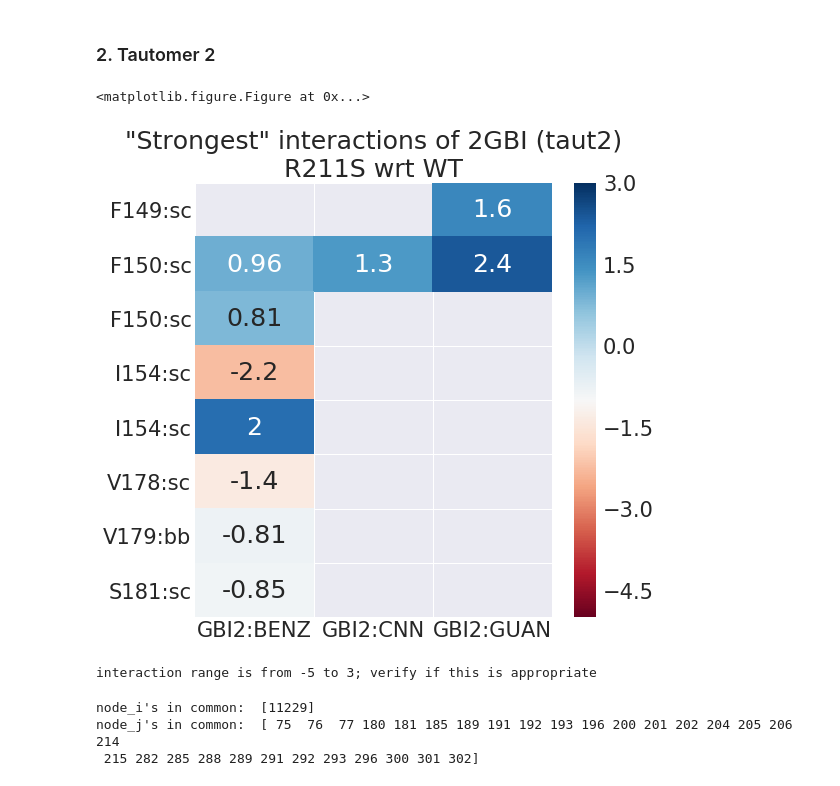
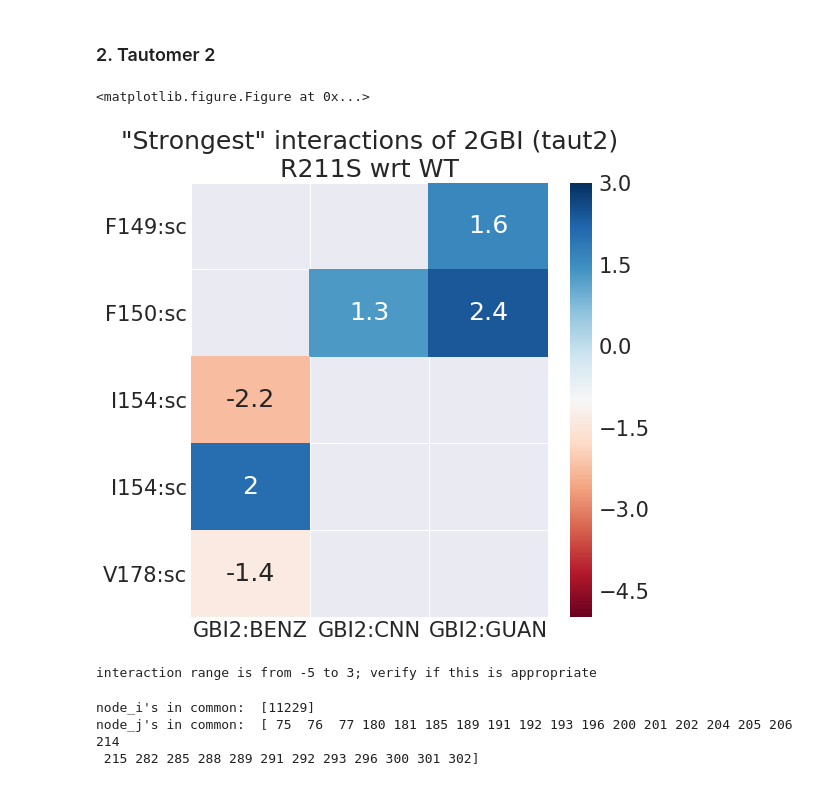
Before and after one commit to vtlim/Hv1, a Jupyter notebook: 04_fep/postFEPvanilla/analysis/3_nonCovInts/nodeAnalysis.ipynb, the cells around one changed output. Cells and saved outputs as stored; diff of their text form; code cells hidden in the pictures.

```diff
--- a/04_fep/postFEPvanilla/analysis/3_nonCovInts/nodeAnalysis.ipynb
+++ b/04_fep/postFEPvanilla/analysis/3_nonCovInts/nodeAnalysis.ipynb
@@ -116,6 +152,9 @@ import seaborn as sns # heatmap with pandas
 np.__file__
 # %% [output]
 '/mnt/c/Users/limtv/Documents/vtl_programs/miniconda3/envs/oepython3/lib/python3.6/site-packages/numpy/__init__.py'
+# %%
+# define global variables for this notebook
+mutcode = 'R211S'
 # %%
 def getEdgePair(node1, node2, edges):
     """
@@ -395,6 +434,9 @@ def plotHeatInts(nodes,edges,minHeat=0,maxHeat=20,colors=None,size=(20,20),selti
 # %%
 def diffEdges(nodes_x,nodes_y,edges_x,edges_y):
     """
+    Take one set of edges and subtract another. This can identify changes in contacts
+    between different systems, such as before and after mutation.
+
     USE CASES:
        [1] taut1 and taut2 with same protein system but differs in 2GBI and maybe in waters
        [2] tautx before and after mutation, all else the same (same 2GBI and waters)
@@ -793,11 +832,12 @@ plotHeatInts(wt_nodes_1,sim_r211_gbi1_edges,minHeat=0,maxHeat=20,colors="YlGnBu"
 # %%
 # taut2 analysis (after-before) mutation
 diff_gidx_2 = diff_nodes_2.index[diff_nodes_2['resname'] == 'GBI2'].tolist()
-diff_gbi2_edges = selectionInts(diff_nodes_2, diff_edges_2, diff_gidx_2,rawNum=10,dry=True)
-plotHeatInts(diff_nodes_2,diff_gbi2_edges,minHeat=-5,maxHeat=3,colors="RdBu",size=(8,8),seltitle='2GBI (taut2)\nR211S wrt WT')
+pivot_diff_gbi2_edges = selectionInts(diff_nodes_2, diff_edges_2, diff_gidx_2,rawNum=6)
+plotHeatInts(diff_nodes_2,pivot_diff_gbi2_edges,minHeat=-5,maxHeat=3,colors="RdBu",size=(8,8),
+             seltitle='2GBI (taut2)\n{} wrt WT'.format(mutcode))
 # %% [output]
 <matplotlib.figure.Figure at 0x...>
-[figure, old version]
+[figure, new version]
 interaction range is from -5 to 3; verify if this is appropriate
 # %%
 # taut2 analysis after mutation
```
Also changed, not shown: parts of 62 cells of this notebook.
